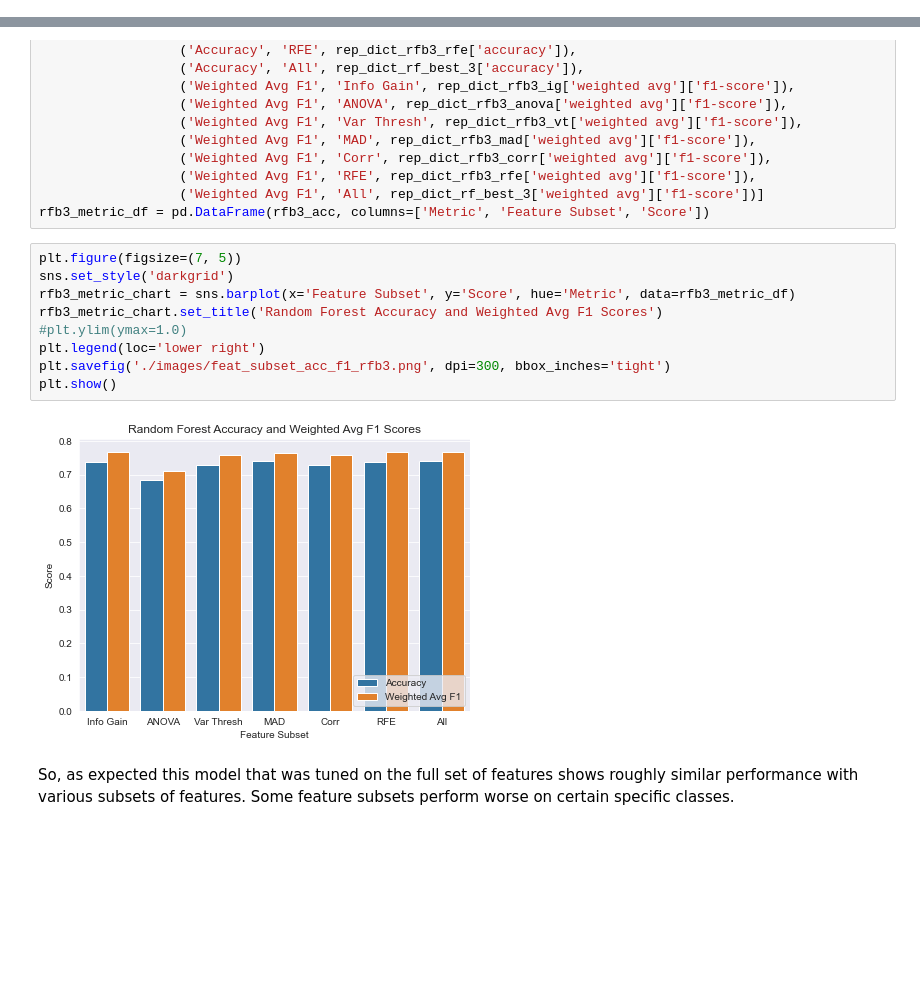
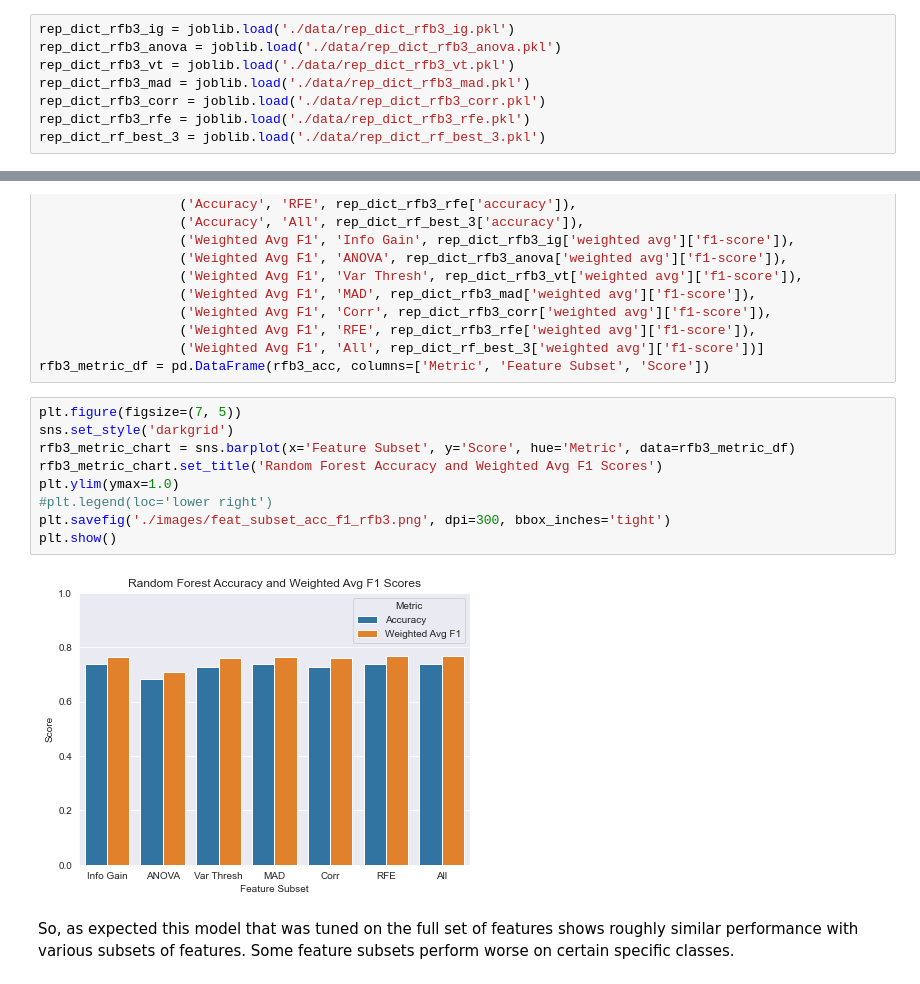
Before and after one commit to pvan1/DATA-606-Capstone, a Jupyter notebook: capstone-phase2-randforest.ipynb, the cells around one changed output, grey strips where cells are left out. Saved outputs shown, nothing was run; the diff lists cells and outputs as text; blank space fills up the shorter version.

```diff
--- a/capstone-phase2-randforest.ipynb
+++ b/capstone-phase2-randforest.ipynb
@@ -651,6 +657,14 @@ Since the Recursive Feature Elimination subset used most of the features, it's a
 Let's plot those individual class F1 scores
 # %%
 import seaborn as sns
+# %%
+rep_dict_rfb3_ig = joblib.load('./data/rep_dict_rfb3_ig.pkl')
+rep_dict_rfb3_anova = joblib.load('./data/rep_dict_rfb3_anova.pkl')
+rep_dict_rfb3_vt = joblib.load('./data/rep_dict_rfb3_vt.pkl')
+rep_dict_rfb3_mad = joblib.load('./data/rep_dict_rfb3_mad.pkl')
+rep_dict_rfb3_corr = joblib.load('./data/rep_dict_rfb3_corr.pkl')
+rep_dict_rfb3_rfe = joblib.load('./data/rep_dict_rfb3_rfe.pkl')
+rep_dict_rf_best_3 = joblib.load('./data/rep_dict_rf_best_3.pkl')
 # %%
 rfb3_reports = [rep_dict_rfb3_ig, rep_dict_rfb3_anova, rep_dict_rfb3_vt, rep_dict_rfb3_mad,
                 rep_dict_rfb3_corr, rep_dict_rfb3_rfe, rep_dict_rf_best_3]
@@ -697,13 +711,13 @@ rfb3_metric_df = pd.DataFrame(rfb3_acc, columns=['Metric', 'Feature Subset', 'Sc
 # %%
 plt.figure(figsize=(7, 5))
 sns.set_style('darkgrid')
 rfb3_metric_chart = sns.barplot(x='Feature Subset', y='Score', hue='Metric', data=rfb3_metric_df)
 rfb3_metric_chart.set_title('Random Forest Accuracy and Weighted Avg F1 Scores')
-#plt.ylim(ymax=1.0)
-plt.legend(loc='lower right')
+plt.ylim(ymax=1.0)
+#plt.legend(loc='lower right')
 plt.savefig('./images/feat_subset_acc_f1_rfb3.png', dpi=300, bbox_inches='tight')
 plt.show()
 # %% [output]
-[figure, old version]
+[figure, new version]
 # %% [markdown]
 So, as expected this model that was tuned on the full set of features shows roughly similar performance with various subsets of features.  Some feature subsets perform worse on certain specific classes.
```
Also changed, not shown: parts of 4 cells of this notebook.
